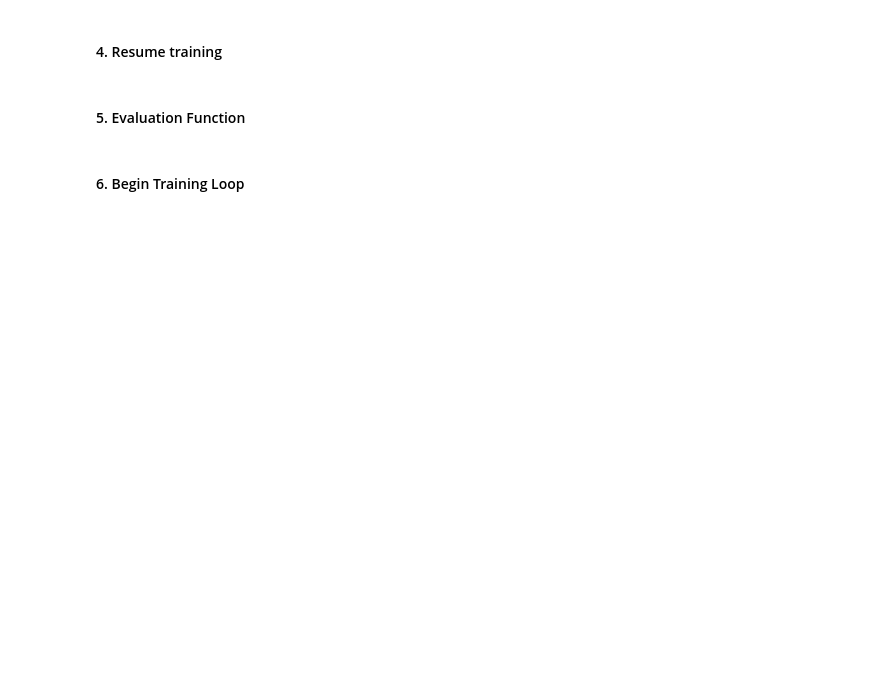
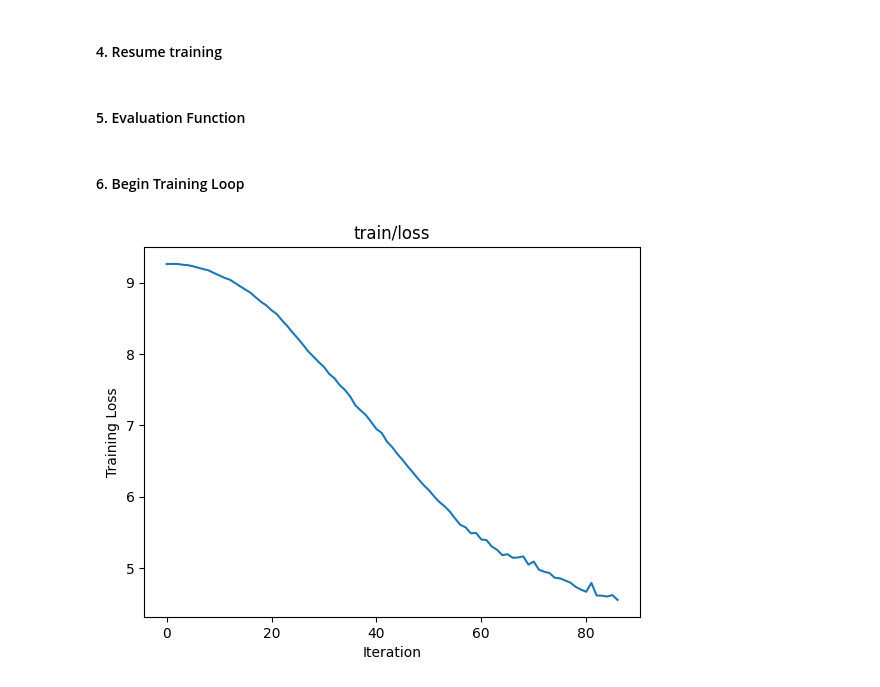
Before and after one commit to Zane-Liao/cs336, a Jupyter notebook: cs336_basics/train.ipynb, the cells around one changed output. Drawn from its saved outputs; the diff is of its cells as text; code cells hidden in the pictures; blank space fills up the shorter version.

```diff
--- a/cs336_basics/train.ipynb
+++ b/cs336_basics/train.ipynb
@@ -131,6 +156,6 @@ loss_init = CrossEntropyLoss()
 #### 3. Load data
 # %%
 print("--- Loading Data with np.memmap ---")
-train_data = np.memmap(data_args['train_data_path'], dtype=np.uint16, model='r')
-valid_data = np.memmap(data_args['valid_data_path'], dtype=np.uint16, model='r')
+train_data = np.memmap(data_args['train_data_path'], dtype=np.uint16, mode='r')
+valid_data = np.memmap(data_args['valid_data_path'], dtype=np.uint16, mode='r')
 print(f"Train data tokens: {len(train_data):,}, Val data tokens: {len(valid_data):,}")
@@ -202,3 +230,87 @@ for iter_num in range(start_iter, training_args['max_iters']):
+# %%
+import matplotlib.pyplot as plt
+import time
+from IPython.display import clear_output
+
+# Prepare lists to store metrics
+train_losses = []
+val_losses = []
+eval_iterations = []
+iterations = []
+
+print("--- Starting Training Loop ---")
+t0 = time.time()
+
+for iter_num in range(start_iter, training_args['max_iters']):
+    # Update learning rate
+    lr = compute_lr(
+        iter_num,
+        training_args['learning_rate'],
+        training_args['min_lr'],
+        training_args['warmup_steps'],
+        training_args['lr_decay_steps']
+    )
+    for param_group in optimizer.param_groups:
+        param_group['lr'] = lr
+
+    # Fetch batch and compute loss
+    inputs, targets = get_batch(train_data, training_args['batch_size'], model_args['context_length'], device)
+    logits = model(inputs)
+    loss = loss_init(logits.view(-1, model_args['vocab_size']), targets.view(-1))
+
+    # Backprop and optimization
+    optimizer.zero_grad(set_to_none=True)
+    loss.backward()
+    gradient_cliping(model.parameters(), training_args['gradient_clip_val'])
+    optimizer.step()
+
+    # Record training loss
+    train_losses.append(loss.item())
+    iterations.append(iter_num)
+
+    # Real-time logging
+    if iter_num % 10 == 0:
+        t1 = time.time()
+        dt = t1 - t0
+        t0 = t1
+        print(f"Iter {iter_num}/{training_args['max_iters']}, Train Loss: {loss.item():.4f}, LR: {lr:.6f}, Time: {dt*1000:.2f}ms")
+
+    # Evaluation step
+    if iter_num > 0 and iter_num % training_args['eval_interval'] == 0:
+        val_loss = evaluate()
+        val_losses.append(val_loss)
+        eval_iterations.append(iter_num)
+        print(f"--- Eval at iter {iter_num}: Val Loss: {val_loss:.4f} ---")
+
+        # Save checkpoint
+        checkpoint_path = os.path.join(data_args['checkpoint_dir'], f"model_iter_{iter_num}.pt")
+        save(model, optimizer, iter_num, checkpoint_path)
+
+    # Plotting
+    clear_output(wait=True)
+    # Plot training loss
+    plt.figure()
+    plt.plot(iterations, train_losses)
+    plt.xlabel('Iteration')
+    plt.ylabel('Training Loss')
+    plt.title('train/loss')
+    plt.show()
+
+    # Plot validation loss if available
+    if val_losses:
+        plt.figure()
+        plt.plot(eval_iterations, val_losses)
+        plt.xlabel('Iteration')
+        plt.ylabel('Validation Loss')
+        plt.title('val/loss')
+        plt.show()
+
+    # Small pause to allow render
+    time.sleep(0.01)
+
+print("Training complete!")
+# %% [output]
+[figure, added]
 # %%
 print("--- Training Finished! ---")
 final_checkpoint_path = os.path.join(data_args['checkpoint_dir'], "model_final.pt")
```
Also changed, not shown: parts of 7 cells of this notebook, 3 other files.
